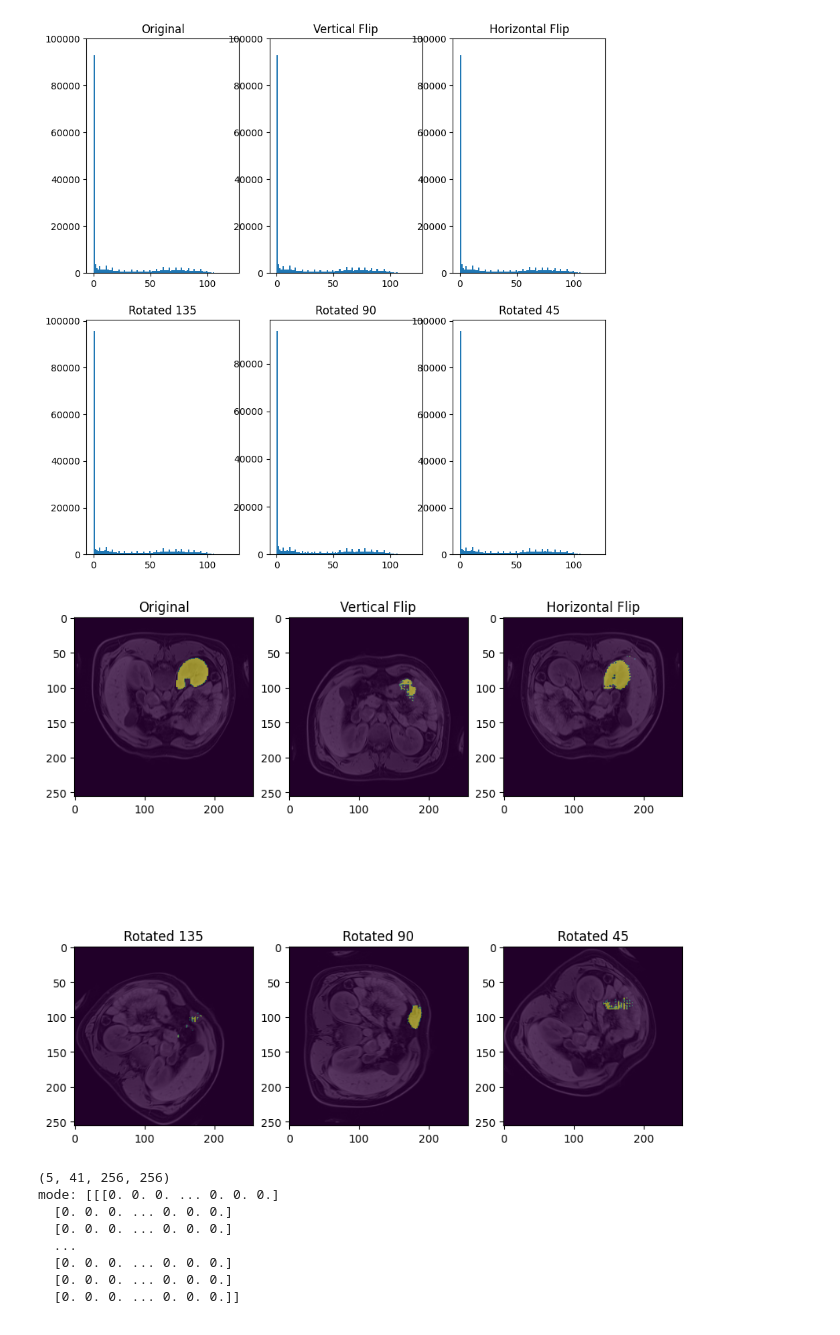
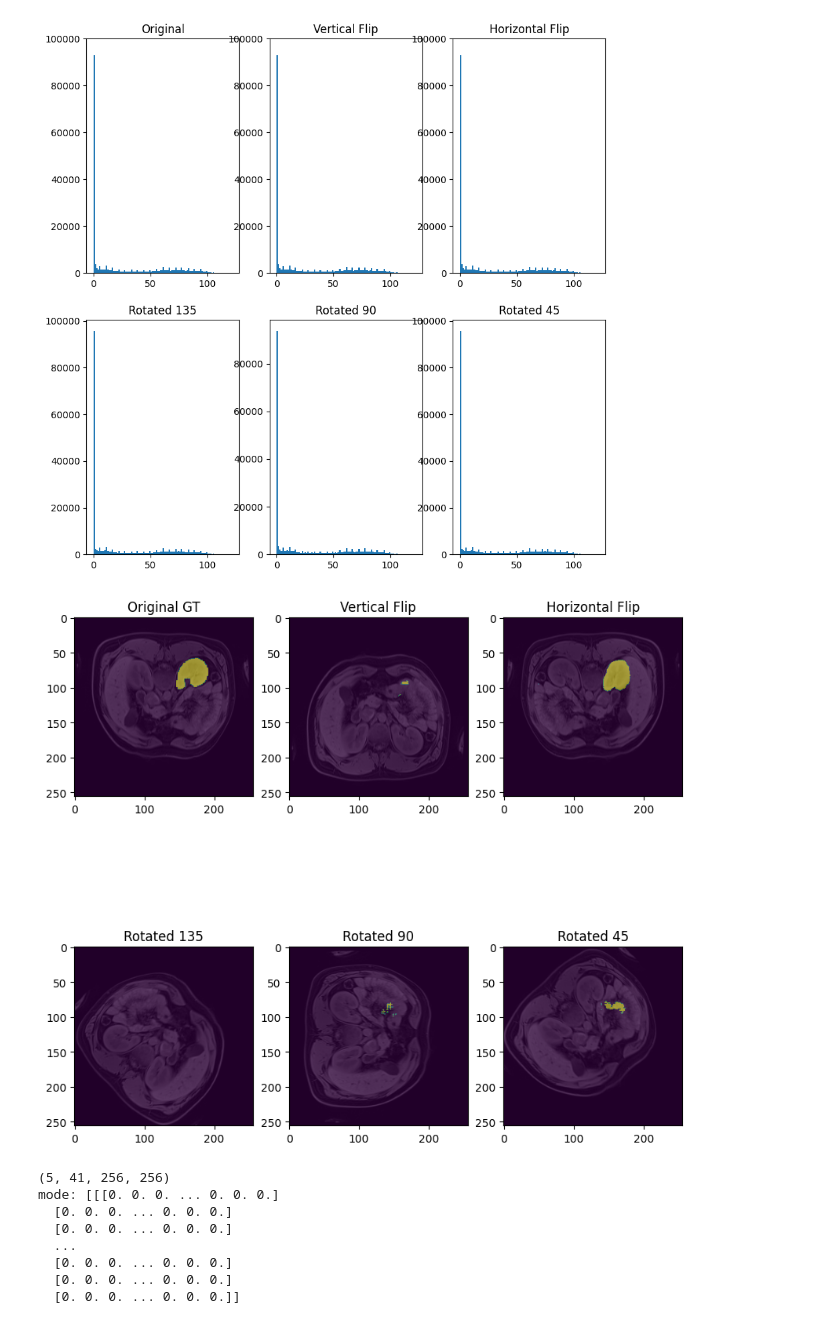
Before and after one commit to yexincheng/ALMRI, a Jupyter notebook: research_questions.ipynb, the cells around one changed output. Saved outputs shown, nothing was run; the diff lists cells and outputs as text; code cells hidden in the pictures.

Commit message:
plot e100 random 5seeds

```diff
--- a/research_questions.ipynb
+++ b/research_questions.ipynb
@@ -273,6 +273,6 @@ plt.show()
 # Check prediction after tta
 original_sam = '/scratch/project/bollmann_lab/xincheng/segmentation/ALMRI/checkpoints/SAM/sam_vit_b_01ec64.pth'
 original_medsam = '/scratch/project/bollmann_lab/xincheng/segmentation/ALMRI/checkpoints/MedSAM/medsam_20230423_vit_b_0.0.1.pth'
-sam_random_40 = '/scratch/project/bollmann_lab/xincheng/segmentation/ALMRI/checkpoints/SAM_MRI_LeftKidney_random/seed2023/epochs100/SAM_vit_b_40_latest.pth'
-medsam_random_40 = '/scratch/project/bollmann_lab/xincheng/segmentation/ALMRI/checkpoints/MedSAM_MRI_LeftKidney_random/seed2023/epochs100/MedSAM_vit_b_40_latest.pth'
+sam_random_40 = '/scratch/project/bollmann_lab/xincheng/segmentation/ALMRI/checkpoints/SAM_MRI_LeftKidney_random/seed2023/epochs100/SAM_vit_b_12_latest.pth'
+medsam_random_40 = '/scratch/project/bollmann_lab/xincheng/segmentation/ALMRI/checkpoints/MedSAM_MRI_LeftKidney_random/seed2023/epochs50/MedSAM_vit_b_20_latest.pth'
 dynunet_random_40 = '/scratch/project/bollmann_lab/xincheng/segmentation/ALMRI/checkpoints/DynUNet_MRI_LeftKidney_random/seed2023/epochs100/DynUNet_vit_b_40_latest.pth'
@@ -279,13 +291,14 @@ dynunet_random_40 = '/scratch/project/bollmann_lab/xincheng/segmentation/ALMRI/c
 # %%
 # sam related model prediction
-sam_lk = sam_model_registry['vit_b'](checkpoint=sam_random_40).to(device)
+sam_lk = sam_model_registry['vit_b'](checkpoint=medsam_random_40).to(device)
 predictor = SamPredictor(sam_lk)
 transformed_preds = []  # 1m30s
-for img in transformed_img:
+for img, gt in zip(transformed_img, transformed_gt):
     preds = []
     for i in range(img.shape[0]): # infer for each slice
         predictor.set_image(img[i])
         input_box = np.array([0, 0, img[index].shape[0], img[index].shape[1]]) # whole image as bbox
+        # input_box = roi_bbox(gt[i])
         masks, _, _ = predictor.predict(
             point_coords=None,
             point_labels=None,
@@ -300,34 +313,34 @@ for img in transformed_img:
 # %%
 # plot predictions after tta
 fig, ax = plt.subplots(2, 3, figsize=(10, 10))
 index = 22
 ax[0,0].imshow(imgs[index])
 ax[0,0].imshow(gts[index], alpha=0.5)
-ax[0,0].title.set_text('Original')
+ax[0,0].title.set_text('Original GT')
 
 ax[0,1].imshow(transformed_img[4][index], cmap='gray')
 ax[0,1].imshow(transformed_preds[4][index], alpha=0.5)
 ax[0,1].title.set_text('Vertical Flip')
 
 ax[0,2].imshow(transformed_img[3][index], cmap='gray')
 ax[0,2].imshow(transformed_preds[3][index], alpha=0.5)
 ax[0,2].title.set_text('Horizontal Flip')
 
 ax[1,0].imshow(transformed_img[2][index], cmap='gray')
 ax[1,0].imshow(transformed_preds[2][index], alpha=0.5)
 ax[1,0].title.set_text('Rotated 135')
 
 ax[1,1].imshow(transformed_img[1][index], cmap='gray')
 ax[1,1].imshow(transformed_preds[1][index], alpha=0.5)
 ax[1,1].title.set_text('Rotated 90')
 
 ax[1,2].imshow(transformed_img[0][index], cmap='gray')
 ax[1,2].imshow(transformed_preds[0][index], alpha=0.5)
 ax[1,2].title.set_text('Rotated 45')
 
 plt.show()
 # %% [output]
-[figure, old version]
+[figure, new version]
 # %%
 transformed_preds_array = np.array(transformed_preds)
 print(transformed_preds_array.shape)
```
Also changed, not shown: parts of 12 cells of this notebook.
